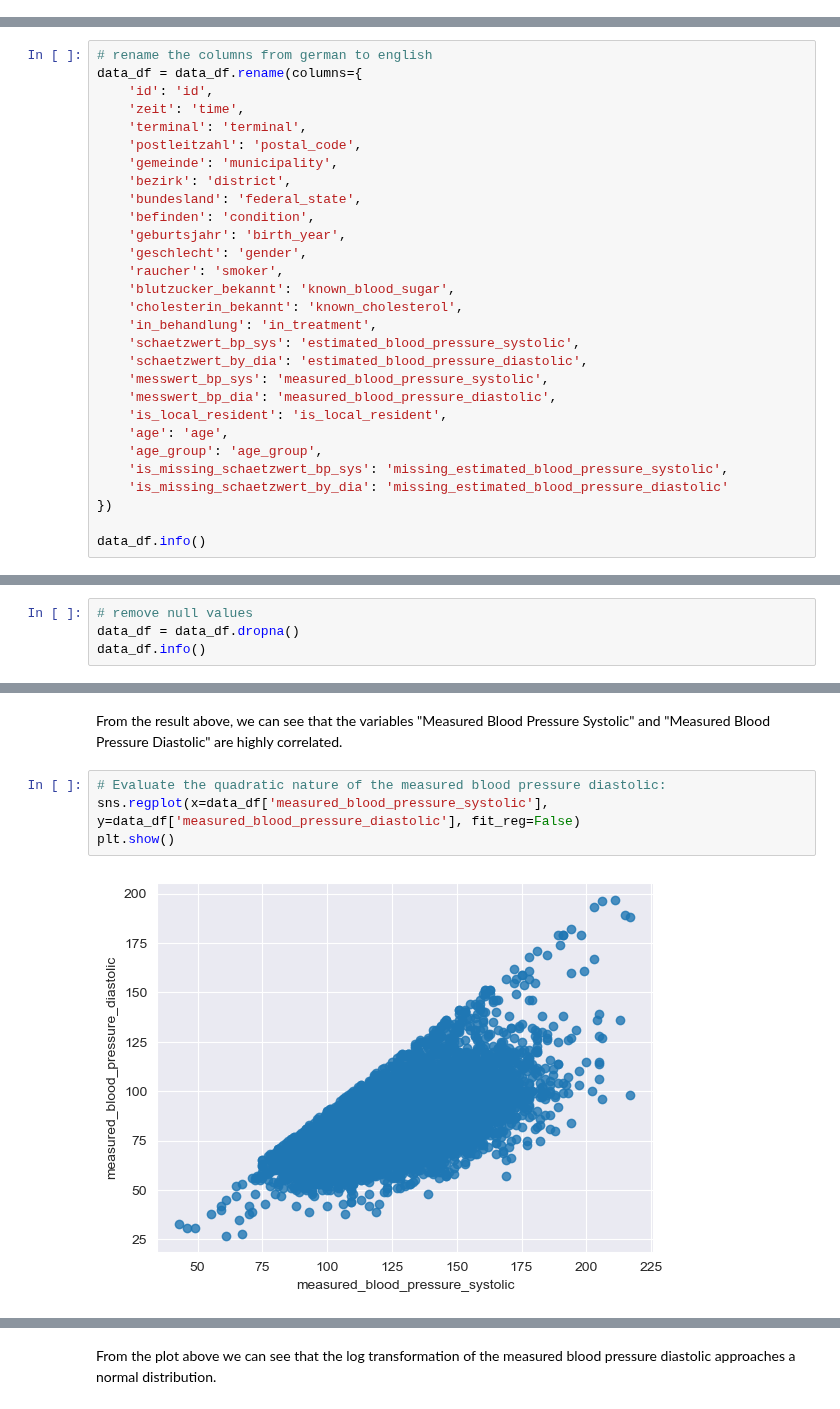
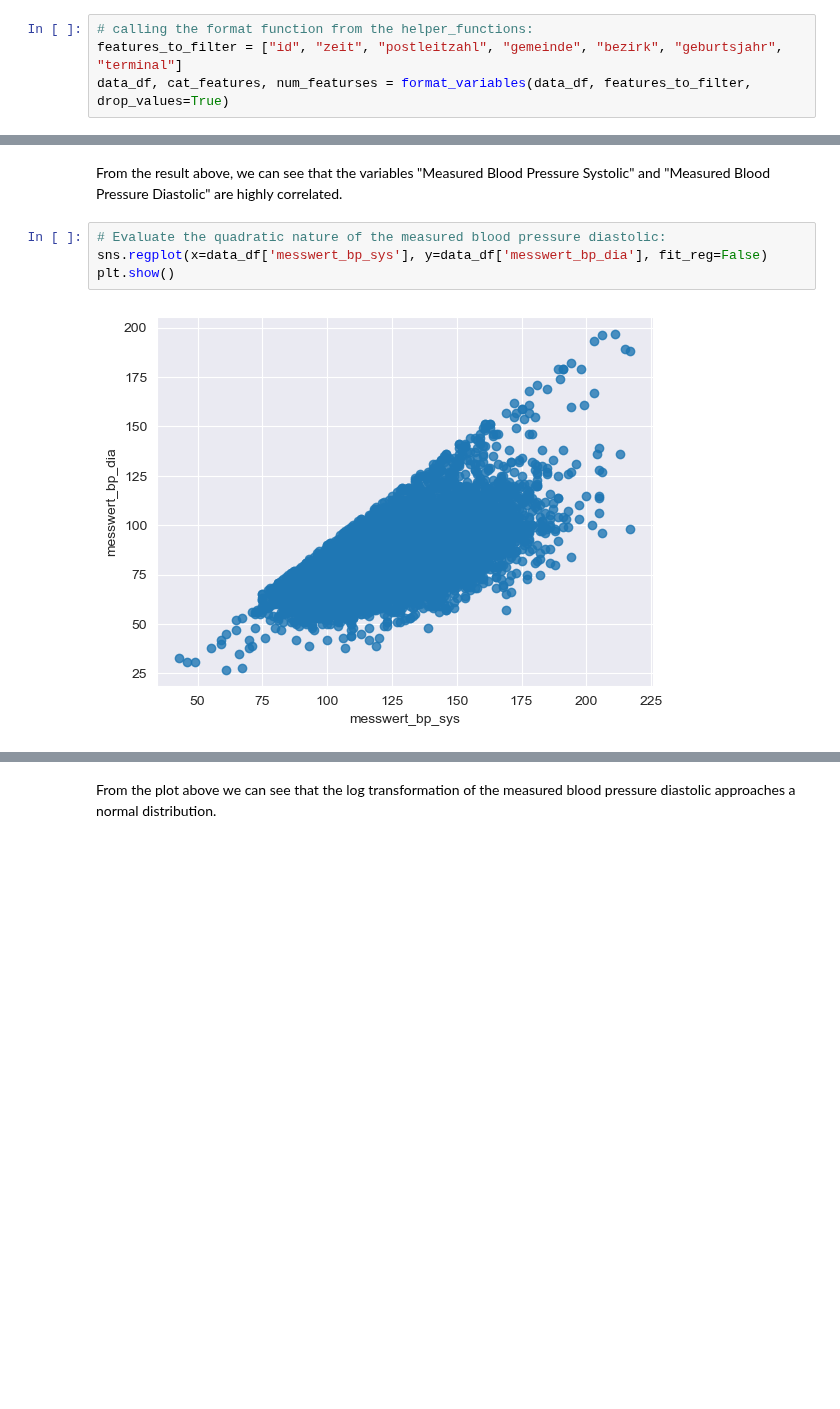
Before and after one commit to farrukh-ahmed/Case-Studies---Project-1, a Jupyter notebook: Notebooks/Week04-linear-models-Aymane.ipynb, the cells around one changed output, grey strips where cells are left out. Drawn from its saved outputs; the diff is of its cells as text; blank space fills up the shorter version.

```diff
--- a/Notebooks/Week04-linear-models-Aymane.ipynb
+++ b/Notebooks/Week04-linear-models-Aymane.ipynb
@@ -86,3 +39,7 @@ data_df.loc[data_df.geschlecht.isna() == True, 'geschlecht'] = "unknown"
+# %%
+# calling the format function from the helper_functions:
+features_to_filter = ["id", "zeit", "postleitzahl", "gemeinde", "bezirk", "geburtsjahr", "terminal"]
+data_df, cat_features, num_featurses = format_variables(data_df, features_to_filter, drop_values=True)
 # %%
 data_df.info()
 # %% [output]
@@ -106,29 +64,0 @@ memory usage: 2.5+ MB
-# %%
-# rename the columns from german to english
-data_df = data_df.rename(columns={
-    'id': 'id',
-    'zeit': 'time',
-    'terminal': 'terminal',
-    'postleitzahl': 'postal_code',
-    'gemeinde': 'municipality',
-    'bezirk': 'district',
-    'bundesland': 'federal_state',
-    'befinden': 'condition',
-    'geburtsjahr': 'birth_year',
-    'geschlecht': 'gender',
-    'raucher': 'smoker',
-    'blutzucker_bekannt': 'known_blood_sugar',
-    'cholesterin_bekannt': 'known_cholesterol',
-    'in_behandlung': 'in_treatment',
-    'schaetzwert_bp_sys': 'estimated_blood_pressure_systolic',
-    'schaetzwert_by_dia': 'estimated_blood_pressure_diastolic',
-    'messwert_bp_sys': 'measured_blood_pressure_systolic',
-    'messwert_bp_dia': 'measured_blood_pressure_diastolic',
-    'is_local_resident': 'is_local_resident',
-    'age': 'age',
-    'age_group': 'age_group',
-    'is_missing_schaetzwert_bp_sys': 'missing_estimated_blood_pressure_systolic',
-    'is_missing_schaetzwert_by_dia': 'missing_estimated_blood_pressure_diastolic'
-})
-
-data_df.info()
@@ -176,6 +87,2 @@ plt.show()
 # %% [markdown]
 From the plot above, we can see that the variables "Estimated Blood Pressure Systolic" and "Estimated Blood Pressure Diastolic" are highly correlated.
-# %%
-# remove null values
-data_df = data_df.dropna()
-data_df.info()
@@ -232,10 +121,10 @@ Spearmans correlation: 0.651
 From the result above, we can see that the variables "Measured Blood Pressure Systolic" and "Measured Blood Pressure Diastolic" are highly correlated.
 # %%
 # Evaluate the quadratic nature of the measured blood pressure diastolic:
-sns.regplot(x=data_df['measured_blood_pressure_systolic'], y=data_df['measured_blood_pressure_diastolic'], fit_reg=False)
+sns.regplot(x=data_df['messwert_bp_sys'], y=data_df['messwert_bp_dia'], fit_reg=False)
 plt.show()
 # %% [output]
-[figure, old version]
+[figure, new version]
 # %%
 # transform the measured blood pressure diastolic so that it can be normally distributed:
 import numpy as np
```
Also changed, not shown: parts of 32 cells of this notebook, 2 other files.
